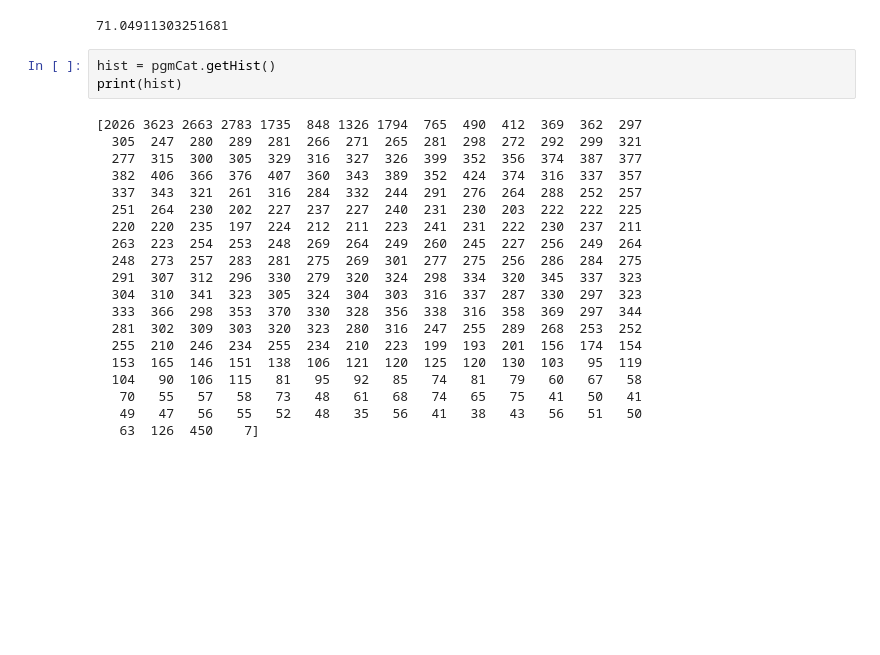
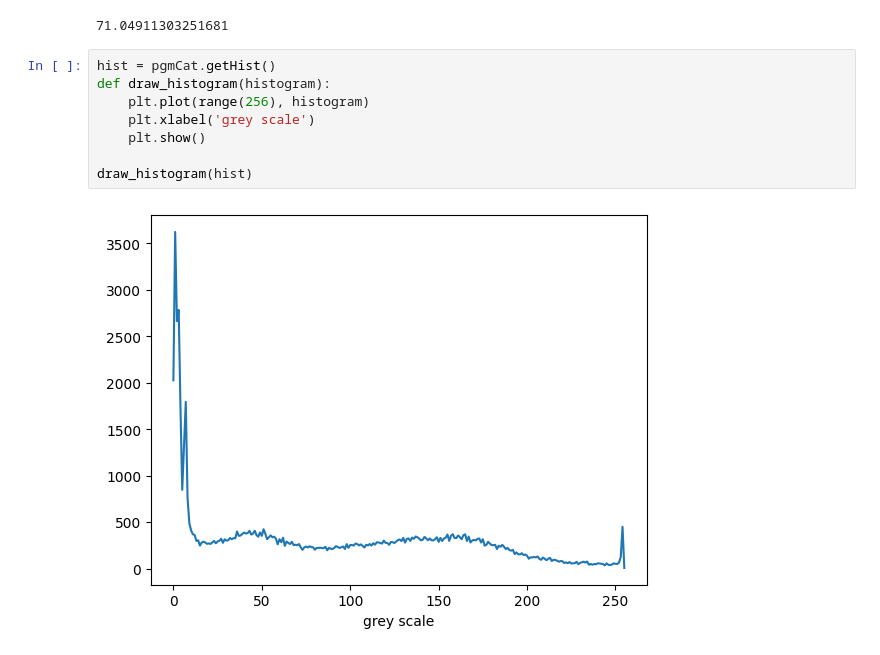
Before and after one commit to gharbiamine/ImageProcessing, a Jupyter notebook: pgm.ipynb, the cells around one changed output. Saved outputs shown, nothing was run; the diff lists cells and outputs as text; blank space fills up the shorter version.

```diff
--- a/pgm.ipynb
+++ b/pgm.ipynb
@@ -24,28 +22,15 @@ print(pgmCat.grayValue())
 print(pgmCat.stdDeviation())
 # %% [output]
 71.04911303251681
-# %%
-hist = pgmCat.getHist()
-print(hist)
-# %% [output]
-[2026 3623 2663 2783 1735  848 1326 1794  765  490  412  369  362  297
-  305  247  280  289  281  266  271  265  281  298  272  292  299  321
-  277  315  300  305  329  316  327  326  399  352  356  374  387  377
-  382  406  366  376  407  360  343  389  352  424  374  316  337  357
-  337  343  321  261  316  284  332  244  291  276  264  288  252  257
-  251  264  230  202  227  237  227  240  231  230  203  222  222  225
-  220  220  235  197  224  212  211  223  241  231  222  230  237  211
-  263  223  254  253  248  269  264  249  260  245  227  256  249  264
-  248  273  257  283  281  275  269  301  277  275  256  286  284  275
-  291  307  312  296  330  279  320  324  298  334  320  345  337  323
-  304  310  341  323  305  324  304  303  316  337  287  330  297  323
-  333  366  298  353  370  330  328  356  338  316  358  369  297  344
-  281  302  309  303  320  323  280  316  247  255  289  268  253  252
-  255  210  246  234  255  234  210  223  199  193  201  156  174  154
-  153  165  146  151  138  106  121  120  125  120  130  103   95  119
-  104   90  106  115   81   95   92   85   74   81   79   60   67   58
-   70   55   57   58   73   48   61   68   74   65   75   41   50   41
-   49   47   56   55   52   48   35   56   41   38   43   56   51   50
-   63  126  450    7]
+# %%
+hist = pgmCat.getHist()
+def draw_histogram(histogram):
+    plt.plot(range(256), histogram)
+    plt.xlabel('grey scale')
+    plt.show()
+
+draw_histogram(hist)
+# %% [output]
+[figure, added]
 # %%
 histC = pgmCat.getCumHist(hist)
```
Also changed, not shown: parts of 4 cells of this notebook, 2 other files.
